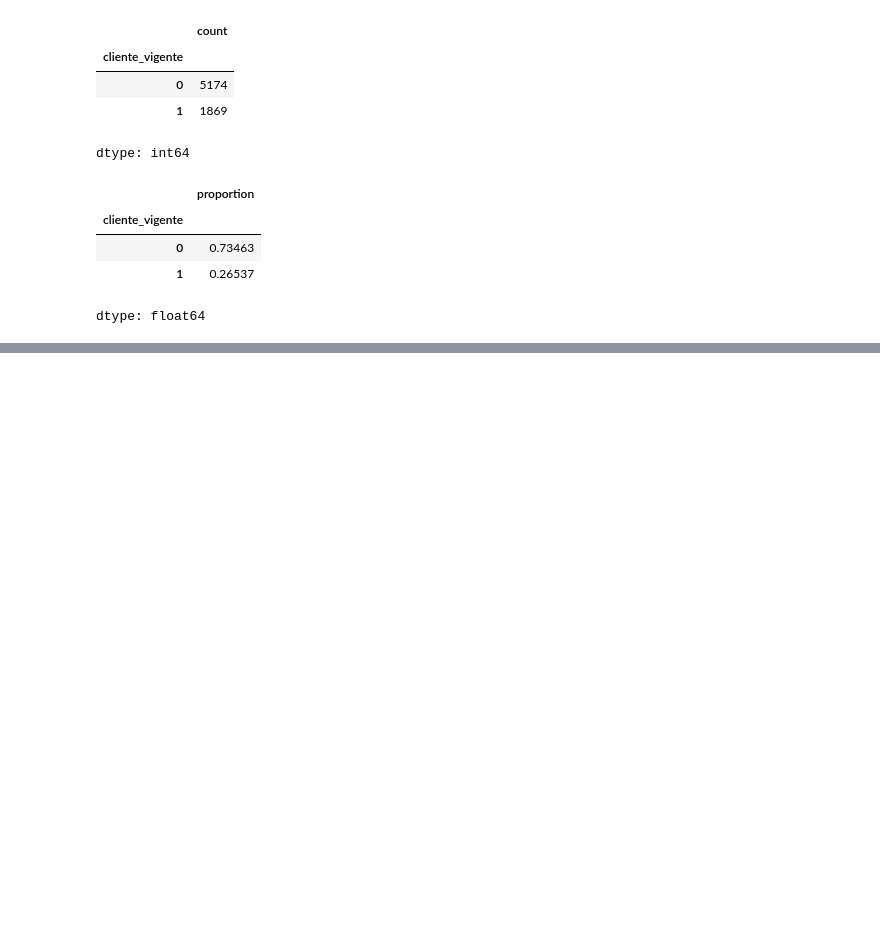
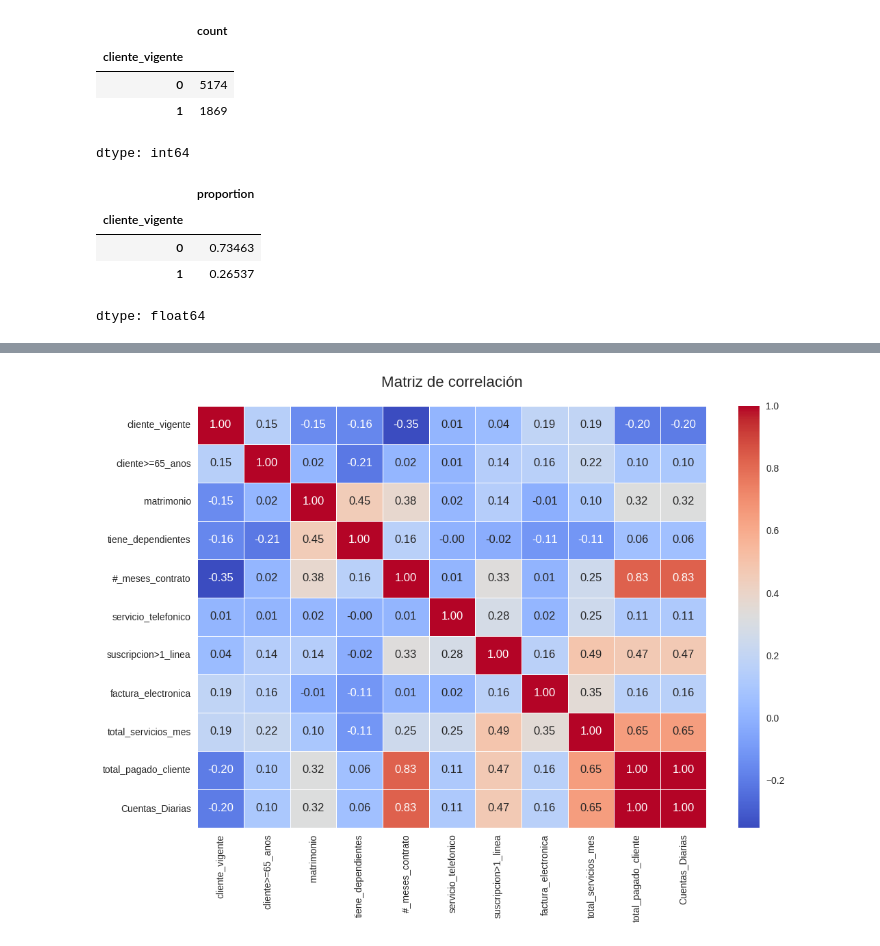
Before and after one commit to Starleen1996/TelecomX_Parte2_Latam_Predicci-n_Modelos, a Jupyter notebook: TelecomX_LATAM_Parte2_Predicción_Modelos_Actualizado.ipynb, the cells around one changed output, grey strips where cells are left out. Cells and saved outputs as stored; diff of their text form; code cells hidden in the pictures; blank space fills up the shorter version.

```diff
--- a/TelecomX_LATAM_Parte2_Predicción_Modelos_Actualizado.ipynb
+++ b/TelecomX_LATAM_Parte2_Predicción_Modelos_Actualizado.ipynb
@@ -276,0 +295,3 @@ El coeficiente de correlación de Pearson nos permite medir la relación lineal
+# %%
+# Filtrar solo variables numéricas para ver la correlación entre las variables
+df_numericas = datos.select_dtypes(include=['int64', 'float64'])
@@ -277,5 +314,5 @@ El coeficiente de correlación de Pearson nos permite medir la relación lineal
 # %%
-# Correlación
-corr = datos.corr()
+# Calcular correlación
+corr = df_numericas.corr()
 corr
 # %% [output]
@@ -282,0 +331,10 @@ ValueError: could not convert string to float: 'Female'
+# %%
+# Generamos un grafico para visualizar la correlación entre las variables cuantitativas o númericas.
+import seaborn as sns
+
+plt.figure(figsize=(12,8))
+sns.heatmap(corr, annot=True, cmap="coolwarm", fmt=".2f", linewidths=0.5)
+plt.title("Matriz de correlación", fontsize=16, pad=20)
+plt.show()
+# %% [output]
+[figure, added]
```
Also changed, not shown: parts of 7 cells of this notebook.
